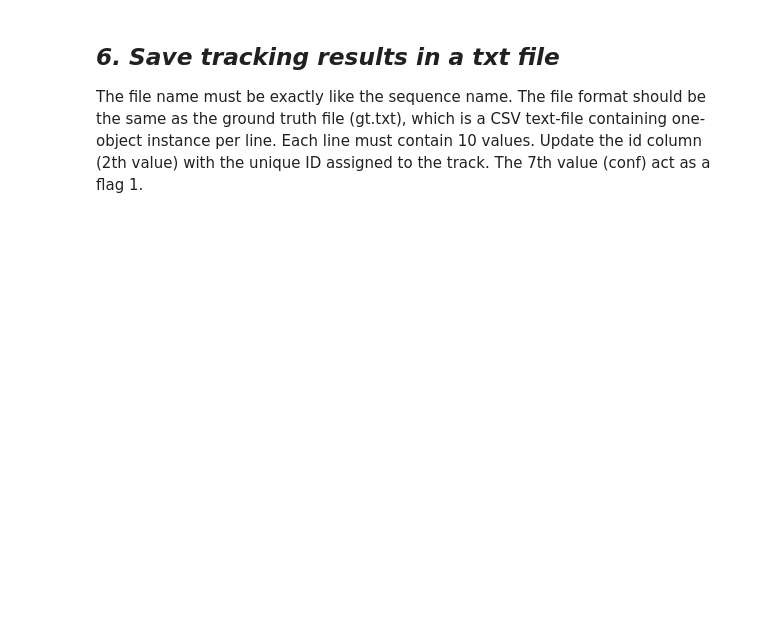
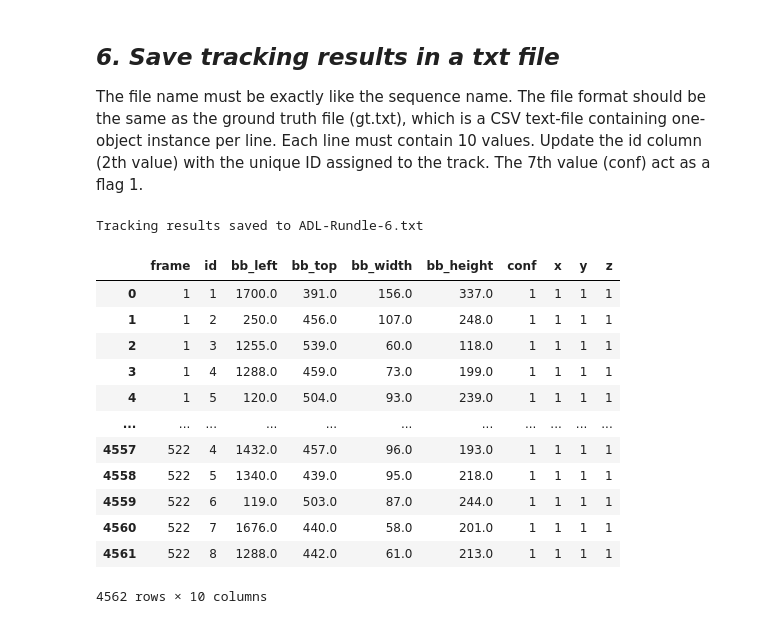
Before and after one commit to ClovisDyArx/mlvot, a Jupyter notebook: tp2/tp2.ipynb, the cells around one changed output. Drawn from its saved outputs; the diff is of its cells as text; code cells hidden in the pictures; blank space fills up the shorter version.

Commit message:
feat(tp2): tried to fix the issue with the ids but I could not make it work perfectly. finished this tp though, added part 6 using the tracked bboxs. will start tp3 sometime soon.

```diff
--- a/tp2/tp2.ipynb
+++ b/tp2/tp2.ipynb
@@ -396,0 +439,21 @@ as a flag 1.
+# %%
+save_tracking_results(all_tracked_bboxs)
+# %% [output]
+Tracking results saved to ADL-Rundle-6.txt
+# %%
+df = load_data("ADL-Rundle-6.txt", sep=",")
+df
+# %% [output]
+|  | frame | id | bb_left | bb_top | bb_width | bb_height | conf | x | y | z |
+| 0 | 1 | 1 | 1700.0 | 391.0 | 156.0 | 337.0 | 1 | 1 | 1 | 1 |
+| 1 | 1 | 2 | 250.0 | 456.0 | 107.0 | 248.0 | 1 | 1 | 1 | 1 |
+| 2 | 1 | 3 | 1255.0 | 539.0 | 60.0 | 118.0 | 1 | 1 | 1 | 1 |
+| 3 | 1 | 4 | 1288.0 | 459.0 | 73.0 | 199.0 | 1 | 1 | 1 | 1 |
+| 4 | 1 | 5 | 120.0 | 504.0 | 93.0 | 239.0 | 1 | 1 | 1 | 1 |
+| ... | ... | ... | ... | ... | ... | ... | ... | ... | ... | ... |
+| 4557 | 522 | 4 | 1432.0 | 457.0 | 96.0 | 193.0 | 1 | 1 | 1 | 1 |
+| 4558 | 522 | 5 | 1340.0 | 439.0 | 95.0 | 218.0 | 1 | 1 | 1 | 1 |
+| 4559 | 522 | 6 | 119.0 | 503.0 | 87.0 | 244.0 | 1 | 1 | 1 | 1 |
+| 4560 | 522 | 7 | 1676.0 | 440.0 | 58.0 | 201.0 | 1 | 1 | 1 | 1 |
+| 4561 | 522 | 8 | 1288.0 | 442.0 | 61.0 | 213.0 | 1 | 1 | 1 | 1 |
+4562 rows × 10 columns
```
Also changed, not shown: parts of 7 cells of this notebook.
